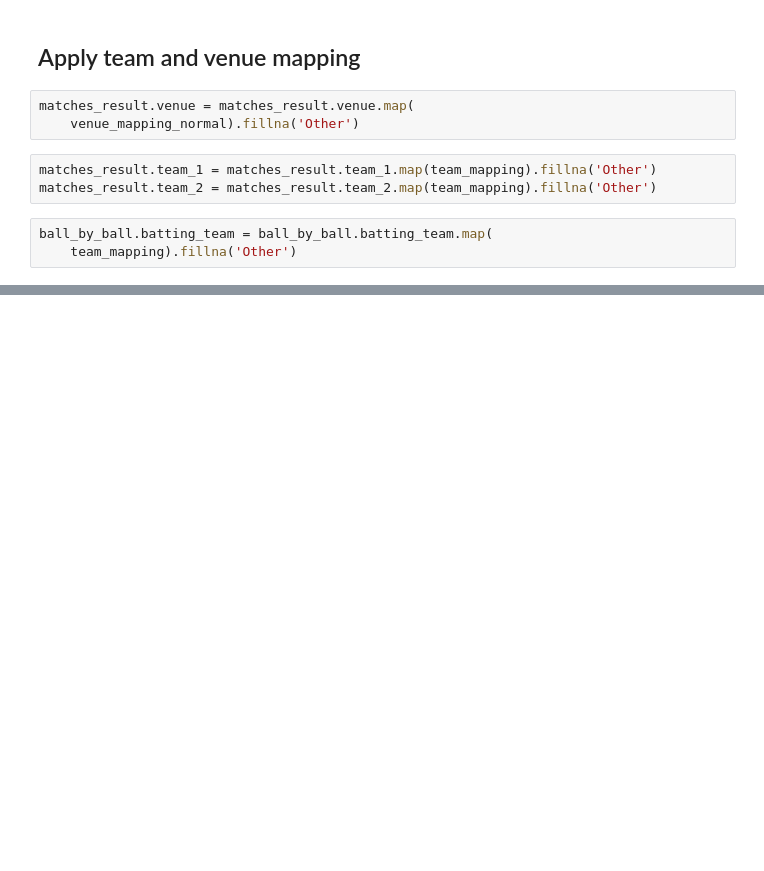
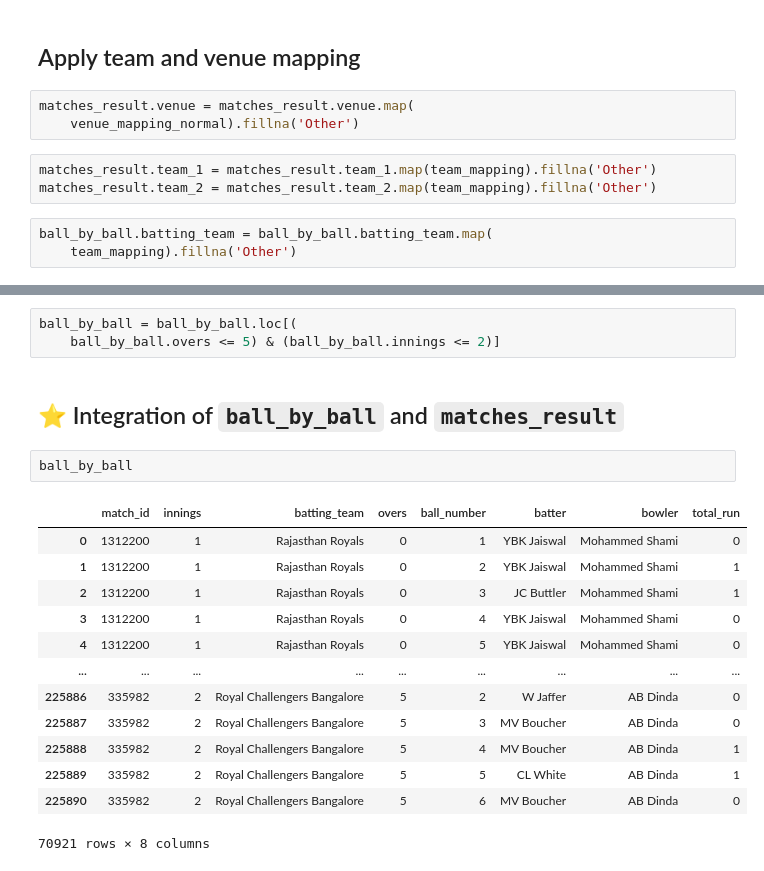
Before and after one commit to k26rahul/IPL2023-Powerplay-Score-Prediction, a Jupyter notebook: IPL2023-Powerplay-Score-Prediction.ipynb, the cells around one changed output, grey strips where cells are left out. Saved outputs shown, nothing was run; the diff lists cells and outputs as text; blank space fills up the shorter version.

```diff
--- a/IPL2023-Powerplay-Score-Prediction.ipynb
+++ b/IPL2023-Powerplay-Score-Prediction.ipynb
@@ -248,0 +289,21 @@ ball_by_ball.batting_team = ball_by_ball.batting_team.map(
+# %%
+ball_by_ball = ball_by_ball.loc[(
+    ball_by_ball.overs <= 5) & (ball_by_ball.innings <= 2)]
+# %% [markdown]
+## ⭐ Integration of `ball_by_ball` and `matches_result`
+# %%
+ball_by_ball
+# %% [output]
+|  | match_id | innings | batting_team | overs | ball_number | batter | bowler | total_run |
+| 0 | 1312200 | 1 | Rajasthan Royals | 0 | 1 | YBK Jaiswal | Mohammed Shami | 0 |
+| 1 | 1312200 | 1 | Rajasthan Royals | 0 | 2 | YBK Jaiswal | Mohammed Shami | 1 |
+| 2 | 1312200 | 1 | Rajasthan Royals | 0 | 3 | JC Buttler | Mohammed Shami | 1 |
+| 3 | 1312200 | 1 | Rajasthan Royals | 0 | 4 | YBK Jaiswal | Mohammed Shami | 0 |
+| 4 | 1312200 | 1 | Rajasthan Royals | 0 | 5 | YBK Jaiswal | Mohammed Shami | 0 |
+| ... | ... | ... | ... | ... | ... | ... | ... | ... |
+| 225886 | 335982 | 2 | Royal Challengers Bangalore | 5 | 2 | W Jaffer | AB Dinda | 0 |
+| 225887 | 335982 | 2 | Royal Challengers Bangalore | 5 | 3 | MV Boucher | AB Dinda | 0 |
+| 225888 | 335982 | 2 | Royal Challengers Bangalore | 5 | 4 | MV Boucher | AB Dinda | 1 |
+| 225889 | 335982 | 2 | Royal Challengers Bangalore | 5 | 5 | CL White | AB Dinda | 1 |
+| 225890 | 335982 | 2 | Royal Challengers Bangalore | 5 | 6 | MV Boucher | AB Dinda | 0 |
+70921 rows × 8 columns
```
Also changed, not shown: parts of 6 cells of this notebook, 2 other files.
